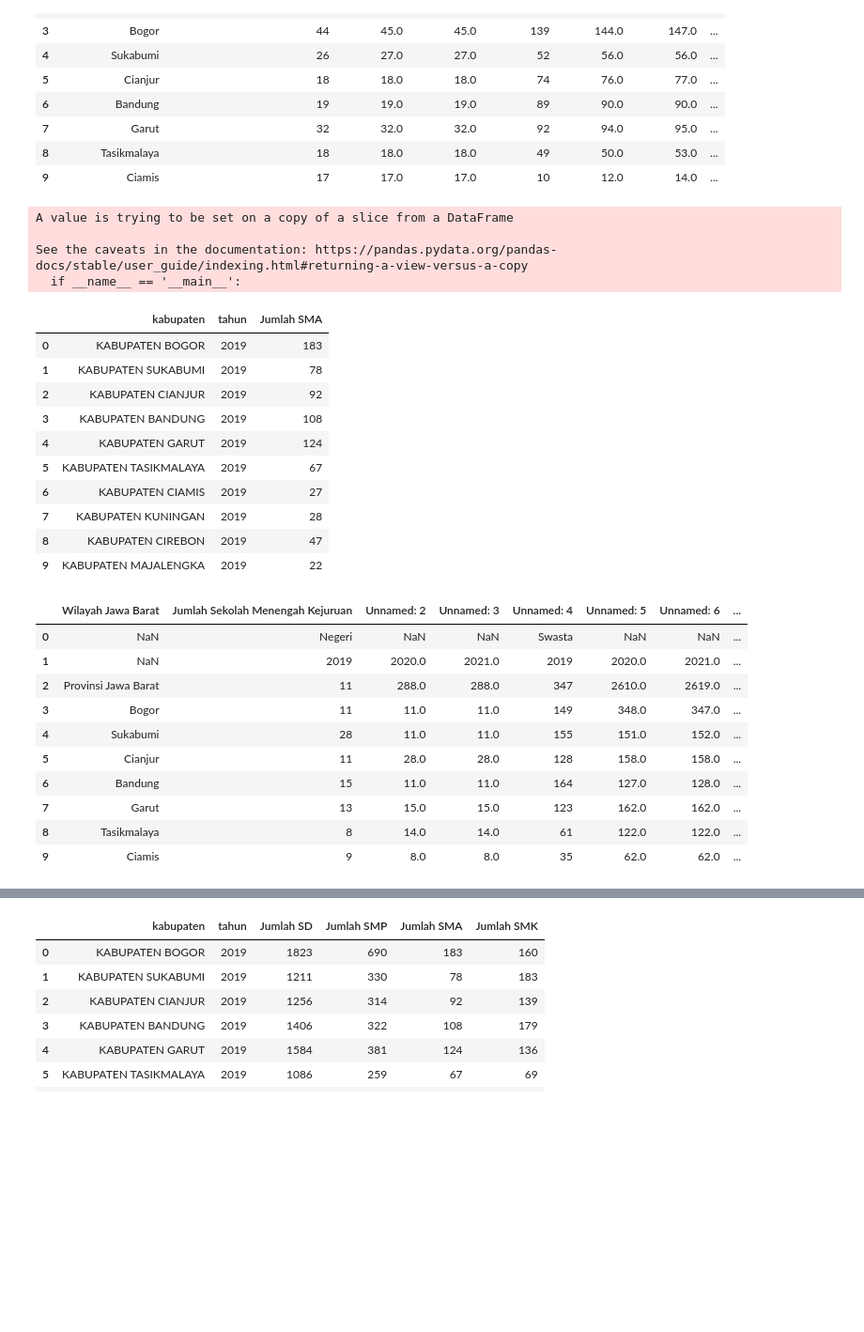
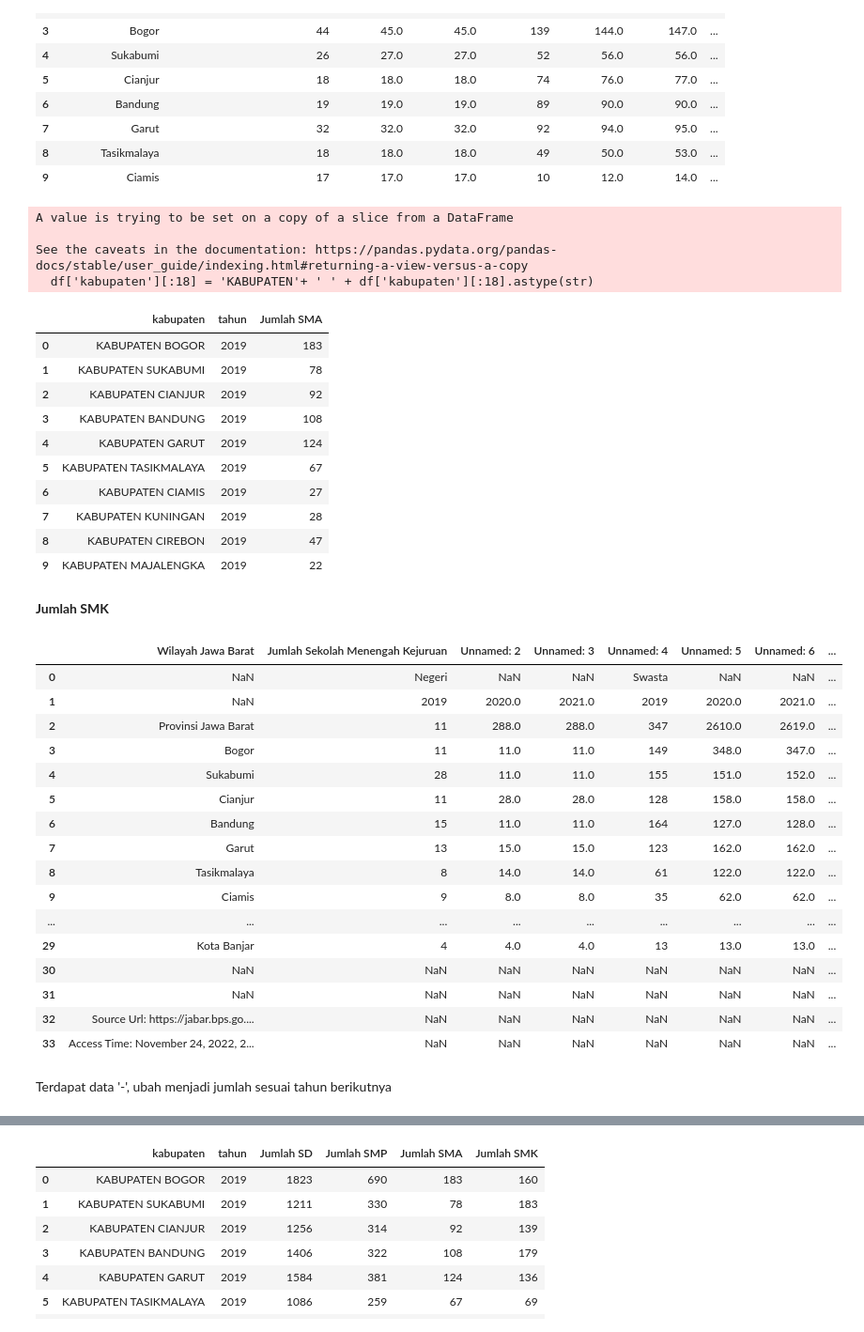
Before and after one commit to FirRW/PrediksiIndeksPendidikan, a Jupyter notebook: Notebook/Data Feature Hackaton Pacmann.ipynb, the cells around one changed output, grey strips where cells are left out. Shown at 94% size. Cells and saved outputs as stored; diff of their text form; code cells hidden in the pictures; blank space fills up the shorter version.

```diff
--- a/Notebook/Data Feature Hackaton Pacmann.ipynb
+++ b/Notebook/Data Feature Hackaton Pacmann.ipynb
@@ -622,12 +866,13 @@ df_JumlahSMA.head(10)
 | 9 | Ciamis | 17 | 17.0 | 17.0 | 10 | 12.0 | 14.0 | ... |
 # %%
 df_JumlahSMA = treatdatabps(df_JumlahSMA,'Jumlah SMA')
+df_JumlahSMA = ubahformatint(df_JumlahSMA,'Jumlah SMA')
 df_JumlahSMA.head(10)
 # %% [output]
 A value is trying to be set on a copy of a slice from a DataFrame
 
 See the caveats in the documentation: https://pandas.pydata.org/pandas-docs/stable/user_guide/indexing.html#returning-a-view-versus-a-copy
-  if __name__ == '__main__':
+  df['kabupaten'][:18] = 'KABUPATEN'+ ' ' + df['kabupaten'][:18].astype(str)
 |  | kabupaten | tahun | Jumlah SMA |
 | 0 | KABUPATEN BOGOR | 2019 | 183 |
 | 1 | KABUPATEN SUKABUMI | 2019 | 78 |
@@ -639,17 +884,27 @@ See the caveats in the documentation: https://pandas.pydata.org/pandas-docs/stab
 | 7 | KABUPATEN KUNINGAN | 2019 | 28 |
 | 8 | KABUPATEN CIREBON | 2019 | 47 |
 | 9 | KABUPATEN MAJALENGKA | 2019 | 22 |
+# %% [markdown]
+**Jumlah SMK**
 # %%
-df_JumlahSMK.head(10)
+df_JumlahSMK
 # %% [output]
 |  | Wilayah Jawa Barat | Jumlah Sekolah Menengah Kejuruan | Unnamed: 2 | Unnamed: 3 | Unnamed: 4 | Unnamed: 5 | Unnamed: 6 | ... |
 | 0 | NaN | Negeri | NaN | NaN | Swasta | NaN | NaN | ... |
 | 1 | NaN | 2019 | 2020.0 | 2021.0 | 2019 | 2020.0 | 2021.0 | ... |
 | 2 | Provinsi Jawa Barat | 11 | 288.0 | 288.0 | 347 | 2610.0 | 2619.0 | ... |
 | 3 | Bogor | 11 | 11.0 | 11.0 | 149 | 348.0 | 347.0 | ... |
 | 4 | Sukabumi | 28 | 11.0 | 11.0 | 155 | 151.0 | 152.0 | ... |
 | 5 | Cianjur | 11 | 28.0 | 28.0 | 128 | 158.0 | 158.0 | ... |
 | 6 | Bandung | 15 | 11.0 | 11.0 | 164 | 127.0 | 128.0 | ... |
 | 7 | Garut | 13 | 15.0 | 15.0 | 123 | 162.0 | 162.0 | ... |
 | 8 | Tasikmalaya | 8 | 14.0 | 14.0 | 61 | 122.0 | 122.0 | ... |
 | 9 | Ciamis | 9 | 8.0 | 8.0 | 35 | 62.0 | 62.0 | ... |
+| ... | ... | ... | ... | ... | ... | ... | ... | ... |
+| 29 | Kota Banjar | 4 | 4.0 | 4.0 | 13 | 13.0 | 13.0 | ... |
+| 30 | NaN | NaN | NaN | NaN | NaN | NaN | NaN | ... |
+| 31 | NaN | NaN | NaN | NaN | NaN | NaN | NaN | ... |
+| 32 | Source Url: https://jabar.bps.go.... | NaN | NaN | NaN | NaN | NaN | NaN | ... |
+| 33 | Access Time: November 24, 2022, 2... | NaN | NaN | NaN | NaN | NaN | NaN | ... |
+# %% [markdown]
+Terdapat data '-', ubah menjadi jumlah sesuai tahun berikutnya
```
Also changed, not shown: parts of 91 cells of this notebook, 6 other files.
